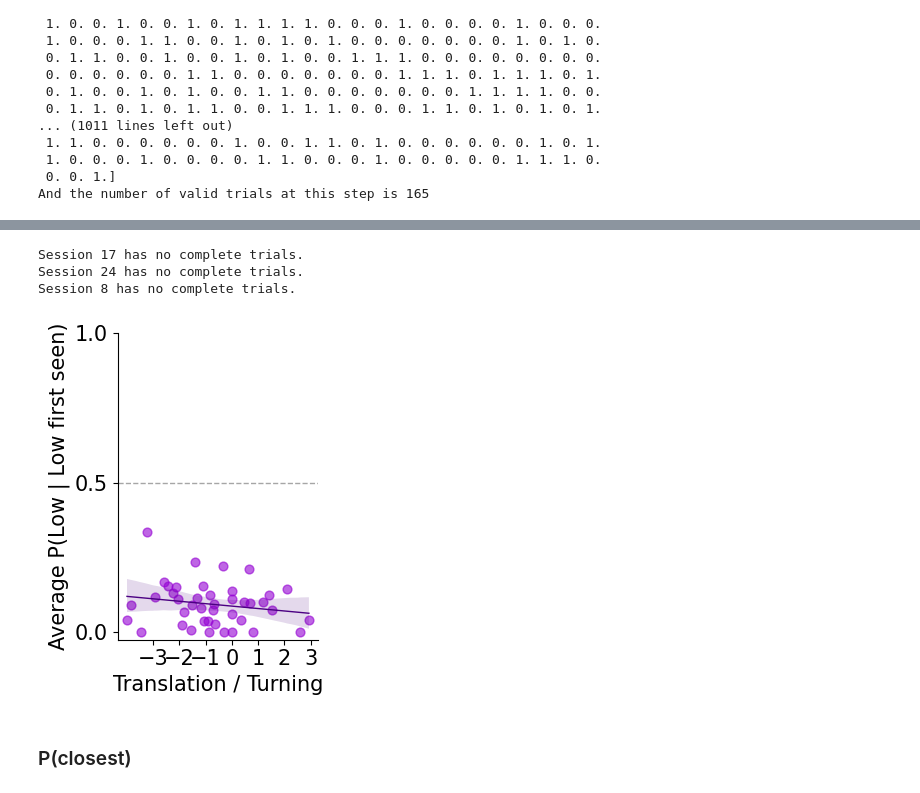
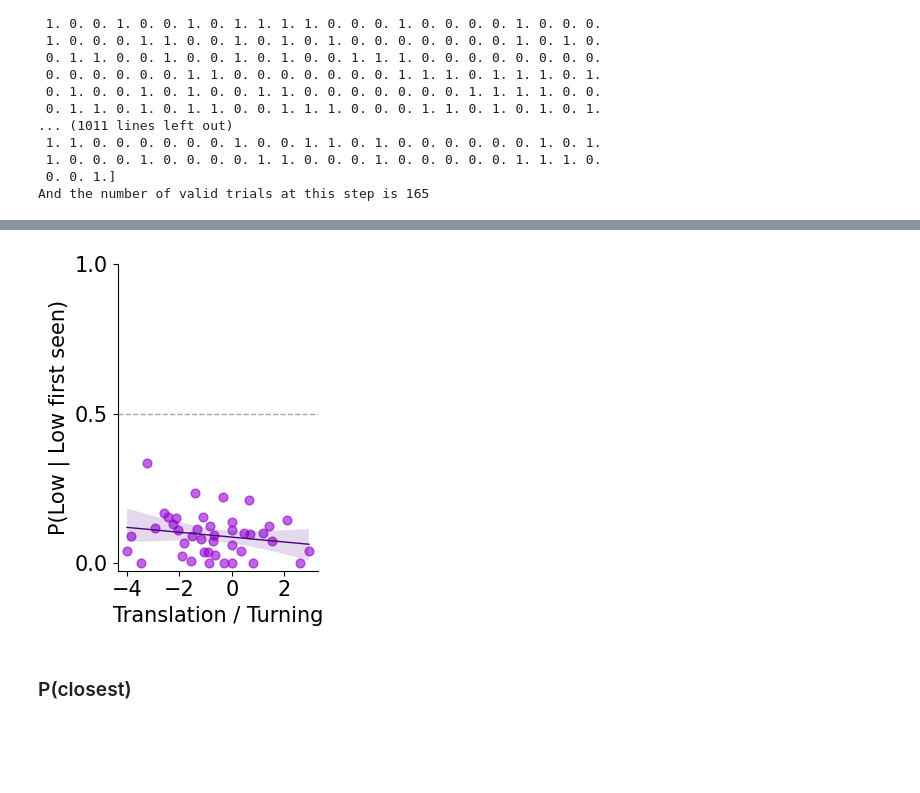
Before and after one commit to tomhagley6/octagon_analysis, a Jupyter notebook: agent_analysis/notebooks/split_cost_agents_p_high_analysis.ipynb, the cells around one changed output, grey strips where cells are left out. Saved outputs shown, nothing was run; the diff lists cells and outputs as text; code cells hidden in the pictures; blank space fills up the shorter version.

```diff
--- a/agent_analysis/notebooks/split_cost_agents_p_high_analysis.ipynb
+++ b/agent_analysis/notebooks/split_cost_agents_p_high_analysis.ipynb
@@ -1175,65 +1174,29 @@ for session_id in range(len(trial_lists)):
     else:
         p_low = len(trial_list_low_choice_high_vis_and_choice_filtered[0][session_id]) / len(trial_lists[session_id])
     p_low_sessions.append(p_low)
-# %%
-p_low_1_lists = []
-p_low_2_lists = []
-p_low_3_lists = []
-
-
-for session_id in range(len(low_ratio_lists)):
-    if len(low_ratio_lists[session_id]) == 0:
-        print(f"Session {session_id} has no complete trials.")
-        p_low_1 = np.nan
-        p_low_1_lists.append(p_low_1)
-    else:
-        p_low_1 = len(trial_list_low_choice_high_vis_and_choice_filtered_low[0][session_id]) / len(low_ratio_lists[session_id])
-        p_low_1_lists.append(p_low_1)
-
-for session_id in range(len(equal_ratio_lists)):
-    if len(equal_ratio_lists[session_id]) == 0:
-        print(f"Session {session_id} has no complete trials.")
-        p_low_2 = np.nan
-        p_low_2_lists.append(p_low_2)
-    else:
-        p_low_2 = len(trial_list_low_choice_high_vis_and_choice_filtered_equal[0][session_id]) / len(equal_ratio_lists[session_id])
-        p_low_2_lists.append(p_low_2)
-
-for session_id in range(len(high_ratio_lists)):
-    if len(high_ratio_lists[session_id]) == 0:
-        print(f"Session {session_id} has no complete trials.")
-        p_low_3 = np.nan
-        p_low_3_lists.append(p_low_3)
-    else:
-        p_low_3 = len(trial_list_low_choice_high_vis_and_choice_filtered_high[0][session_id]) / len(high_ratio_lists[session_id])
-        p_low_3_lists.append(p_low_3)
-# %% [output]
-Session 17 has no complete trials.
-Session 24 has no complete trials.
-Session 8 has no complete trials.
 # %%
 plt.figure(figsize=(3, 4))
 
 sns.regplot(
     x=log_ratios,
     y=p_low_sessions,
     scatter_kws={"color": "darkviolet", "s": 40, "alpha": 0.6},
     line_kws={"color": "indigo", "linewidth": 1},
     ci=95,
 )
 
 plt.axhline(0.5, color='grey', linestyle='--', linewidth=1, alpha=0.7)
 
-plt.xticks(np.arange(-3, 3 + 0.1, 1), fontsize=15)
+plt.xticks(np.arange(-4, 3 + 0.1, 2), fontsize=15)
 plt.yticks(np.arange(0, 1.1, 0.5), fontsize=15)
 
 plt.xlabel("Translation / Turning", fontsize=15)
-plt.ylabel("Average P(Low | Low first seen)", fontsize=15)
+plt.ylabel("P(Low | Low first seen)", fontsize=15)
 
 sns.despine()
 plt.tight_layout()
 plt.show()
 # %% [output]
-[figure, old version]
+[figure, new version]
 # %% [markdown]
 ### P(closest)
```
Also changed, not shown: parts of 5 cells of this notebook, 6 other files.
